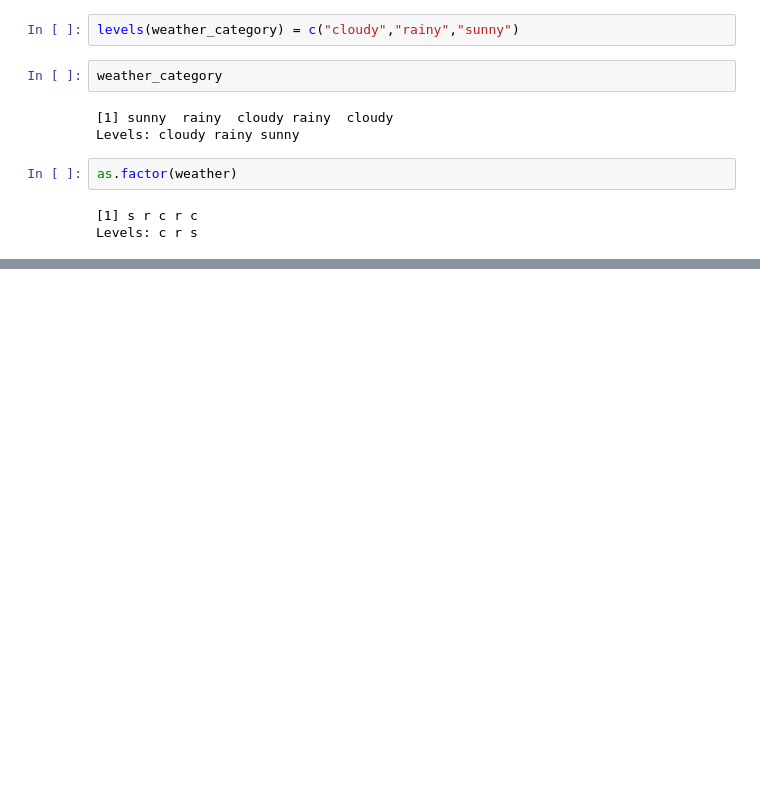
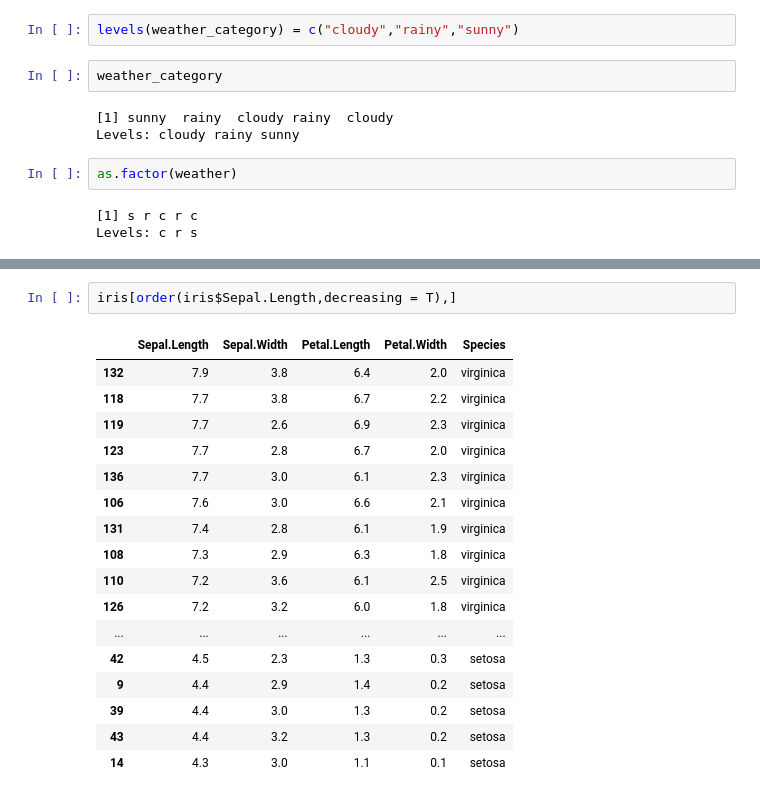
Before and after one commit to YuHsuanLin/riii, a Jupyter notebook: cb102/cb102_20180809.ipynb, the cells around one changed output, grey strips where cells are left out. Drawn from its saved outputs; the diff is of its cells as text; blank space fills up the shorter version.

```diff
--- a/cb102/cb102_20180809.ipynb
+++ b/cb102/cb102_20180809.ipynb
@@ -896,0 +1185,20 @@ Levels: c r s
+# %%
+iris[order(iris$Sepal.Length,decreasing = T),]
+# %% [output]
+|  | Sepal.Length | Sepal.Width | Petal.Length | Petal.Width | Species |
+| 132 | 7.9 | 3.8 | 6.4 | 2.0 | virginica |
+| 118 | 7.7 | 3.8 | 6.7 | 2.2 | virginica |
+| 119 | 7.7 | 2.6 | 6.9 | 2.3 | virginica |
+| 123 | 7.7 | 2.8 | 6.7 | 2.0 | virginica |
+| 136 | 7.7 | 3.0 | 6.1 | 2.3 | virginica |
+| 106 | 7.6 | 3.0 | 6.6 | 2.1 | virginica |
+| 131 | 7.4 | 2.8 | 6.1 | 1.9 | virginica |
+| 108 | 7.3 | 2.9 | 6.3 | 1.8 | virginica |
+| 110 | 7.2 | 3.6 | 6.1 | 2.5 | virginica |
+| 126 | 7.2 | 3.2 | 6.0 | 1.8 | virginica |
+| ... | ... | ... | ... | ... | ... |
+| 42 | 4.5 | 2.3 | 1.3 | 0.3 | setosa |
+| 9 | 4.4 | 2.9 | 1.4 | 0.2 | setosa |
+| 39 | 4.4 | 3.0 | 1.3 | 0.2 | setosa |
+| 43 | 4.4 | 3.2 | 1.3 | 0.2 | setosa |
+| 14 | 4.3 | 3.0 | 1.1 | 0.1 | setosa |
```
Also changed, not shown: parts of 46 cells of this notebook.
